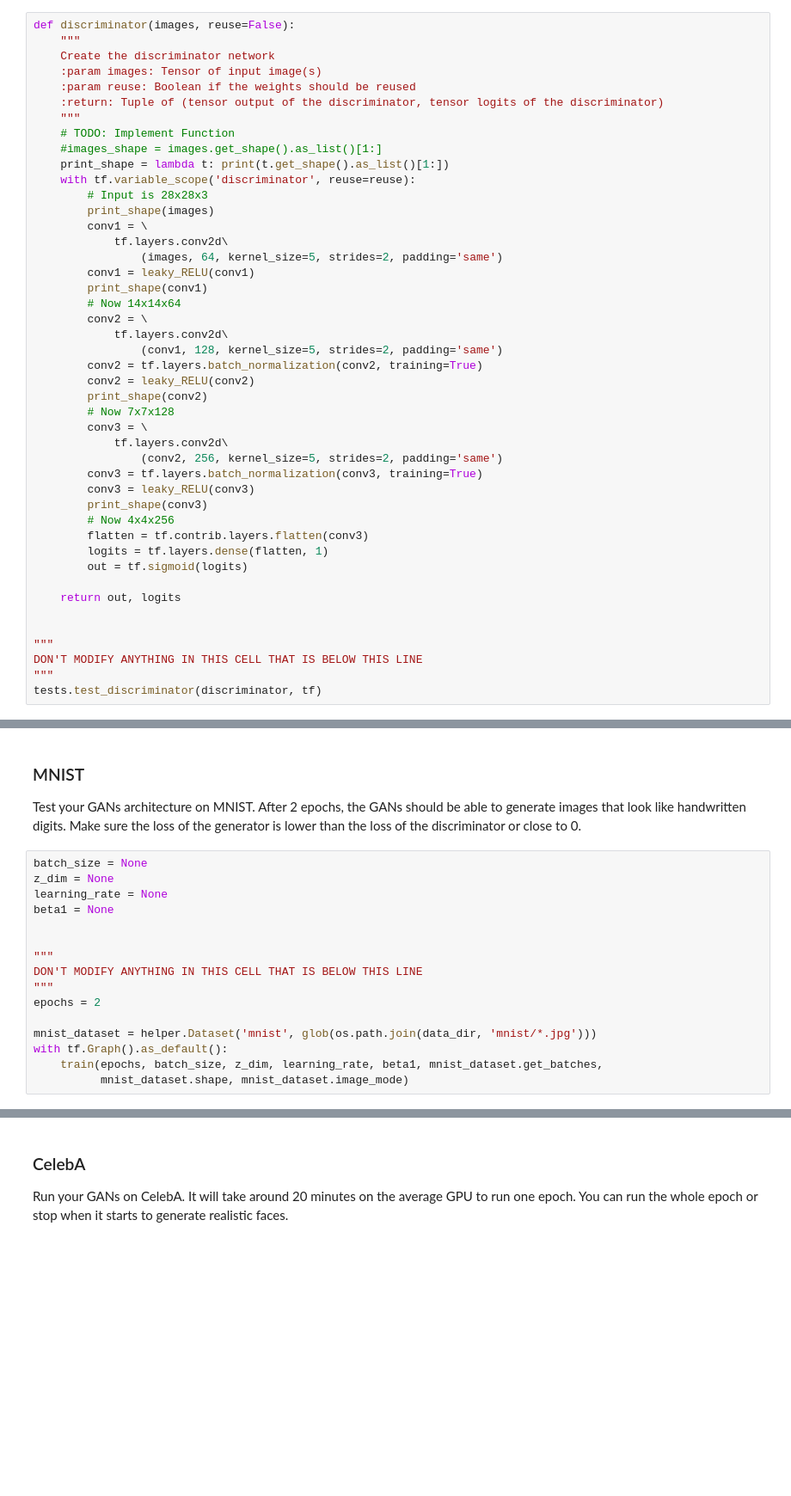
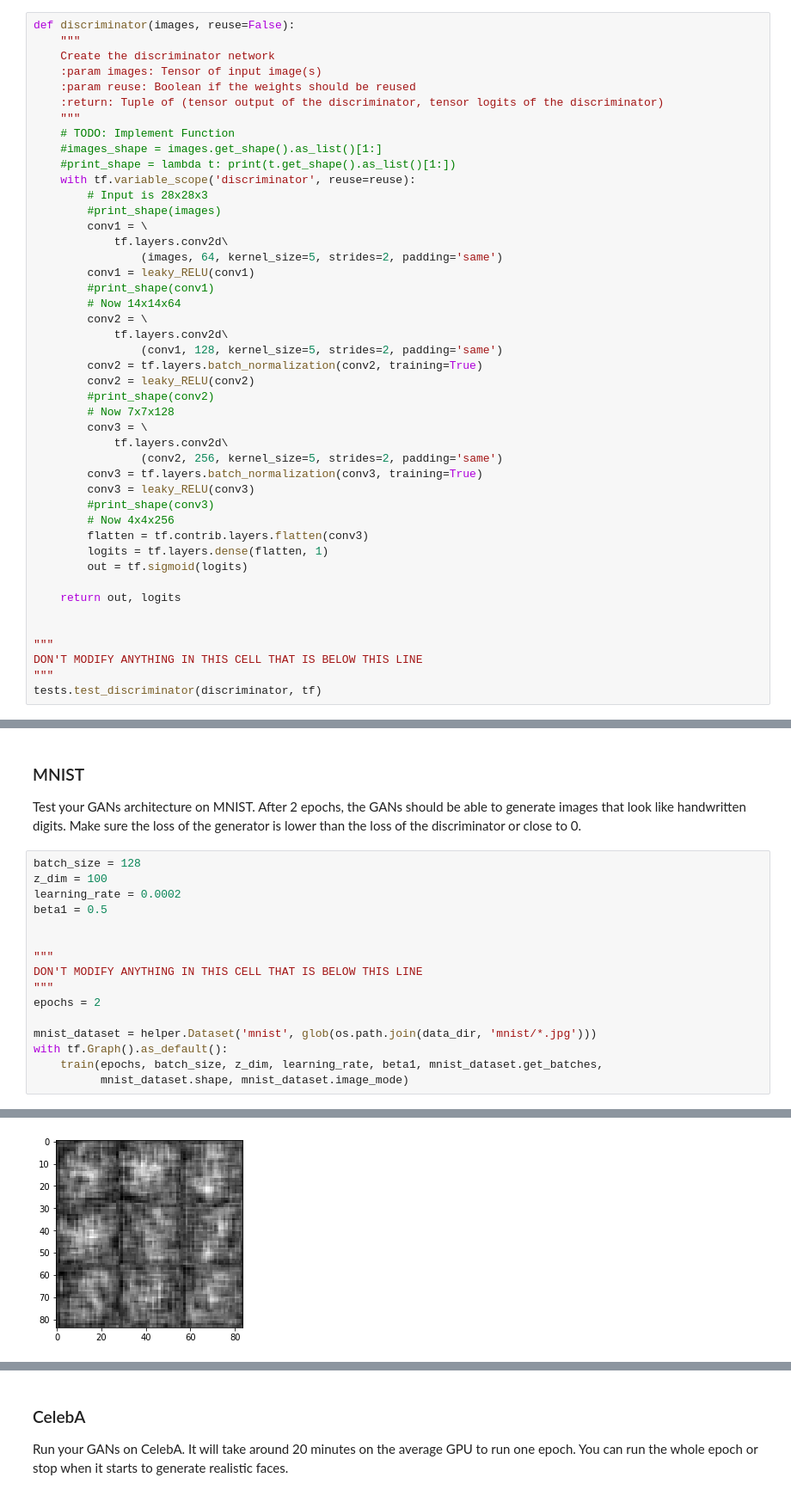
Before and after one commit to xsaq/face-generation-dcgan, a Jupyter notebook: dlnd_face_generation.ipynb, the cells around one changed output, grey strips where cells are left out. Shown at 86% size. Saved outputs shown, nothing was run; the diff lists cells and outputs as text; blank space fills up the shorter version.

Commit message:
Train function. Hyperpars for MNIST training.
	Code is dirty.
	Some prints commented.

```diff
--- a/dlnd_face_generation.ipynb
+++ b/dlnd_face_generation.ipynb
@@ -149,29 +150,29 @@ def discriminator(images, reuse=False):
     """
     # TODO: Implement Function
     #images_shape = images.get_shape().as_list()[1:]
-    print_shape = lambda t: print(t.get_shape().as_list()[1:])
+    #print_shape = lambda t: print(t.get_shape().as_list()[1:])
     with tf.variable_scope('discriminator', reuse=reuse):
         # Input is 28x28x3
-        print_shape(images)
+        #print_shape(images)
         conv1 = \
             tf.layers.conv2d\
                 (images, 64, kernel_size=5, strides=2, padding='same')
         conv1 = leaky_RELU(conv1)
-        print_shape(conv1)
+        #print_shape(conv1)
         # Now 14x14x64
         conv2 = \
             tf.layers.conv2d\
                 (conv1, 128, kernel_size=5, strides=2, padding='same')
         conv2 = tf.layers.batch_normalization(conv2, training=True)
         conv2 = leaky_RELU(conv2)
-        print_shape(conv2)
+        #print_shape(conv2)
         # Now 7x7x128
         conv3 = \
             tf.layers.conv2d\
                 (conv2, 256, kernel_size=5, strides=2, padding='same')
         conv3 = tf.layers.batch_normalization(conv3, training=True)
         conv3 = leaky_RELU(conv3)
-        print_shape(conv3)
+        #print_shape(conv3)
         # Now 4x4x256
         flatten = tf.contrib.layers.flatten(conv3)
         logits = tf.layers.dense(flatten, 1)
@@ -386,10 +426,10 @@ def train(epoch_count, batch_size, z_dim, learning_rate, beta1, get_batches, dat
 ### MNIST
 Test your GANs architecture on MNIST.  After 2 epochs, the GANs should be able to generate images that look like handwritten digits.  Make sure the loss of the generator is lower than the loss of the discriminator or close to 0.
 # %%
-batch_size = None
-z_dim = None
-learning_rate = None
-beta1 = None
+batch_size = 128
+z_dim = 100
+learning_rate = 0.0002
+beta1 = 0.5
 
 
 """
@@ -401,3 +441,4 @@ mnist_dataset = helper.Dataset('mnist', glob(os.path.join(data_dir, 'mnist/*.jpg
 with tf.Graph().as_default():
     train(epochs, batch_size, z_dim, learning_rate, beta1, mnist_dataset.get_batches,
           mnist_dataset.shape, mnist_dataset.image_mode)
+# %% [output]
@@ -403,0 +447 @@ with tf.Graph().as_default():
+[figure, added]
```
Also changed, not shown: parts of 6 cells of this notebook.
